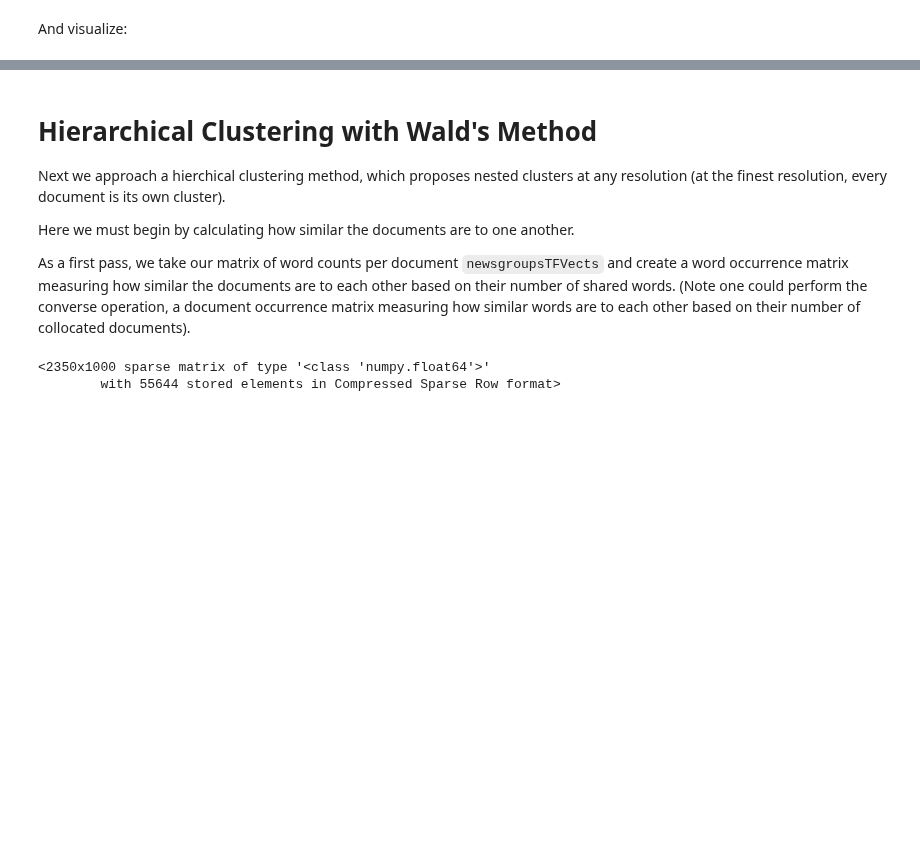
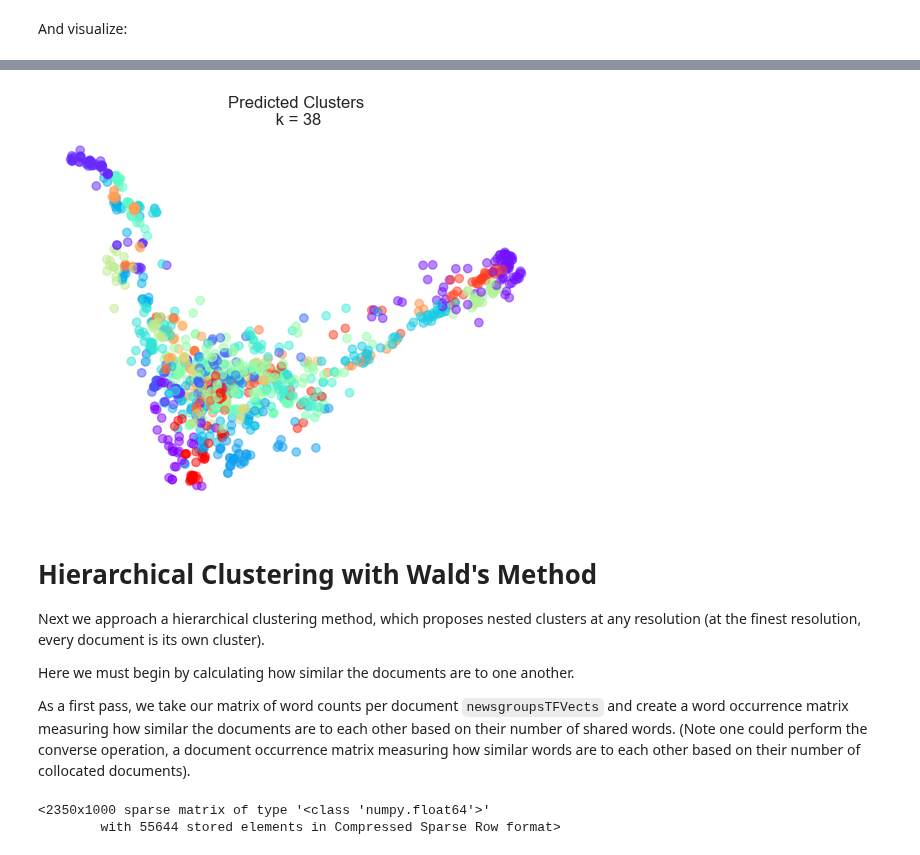
Before and after one commit to michplunkett/computational-content-analysis, a Jupyter notebook: 3_Topic_Modeling_and_Clustering.ipynb, the cells around one changed output, grey strips where cells are left out. Saved outputs shown, nothing was run; the diff lists cells and outputs as text; code cells hidden in the pictures; blank space fills up the shorter version.

```diff
--- a/3_Topic_Modeling_and_Clustering.ipynb
+++ b/3_Topic_Modeling_and_Clustering.ipynb
@@ -743,0 +935,21 @@ targetDF
+# %%
+# Plotting using PCA reduction.
+legislation_pca = sklearn.decomposition.PCA(n_components=optimal_clusters).fit(
+    al_tfidf_vectors.toarray()
+)
+legislation_pca_data = legislation_pca.transform(al_tfidf_vectors.toarray())
+
+colors = list(plt.cm.rainbow(np.linspace(0, 1, optimal_clusters)))
+colors_p = [colors[label] for label in optimal_legislation_km.labels_]
+fig = plt.figure(1)
+ax = fig.add_subplot(111)
+ax.set_frame_on(False)
+plt.scatter(
+    legislation_pca_data[:, 0], legislation_pca_data[:, 1], color=colors_p, alpha=0.5
+)
+plt.xticks(())
+plt.yticks(())
+plt.title(f"Predicted Clusters\n k = {optimal_clusters}")
+plt.show()
+# %% [output]
+[figure, added]
@@ -744,13 +963,17 @@ targetDF
 # %% [markdown]
 # Hierarchical Clustering with Wald's Method
 
-Next we approach a hierchical clustering method, which proposes nested clusters at any resolution (at the finest resolution, every document is its own cluster).
+Next we approach a hierarchical clustering method, which proposes nested clusters
+at any resolution (at the finest resolution, every document is its own cluster).
 
 Here we must begin by calculating how similar the documents are to one another.
 
 As a first pass, we take our matrix of word counts per document
 `newsgroupsTFVects` and create a word occurrence matrix measuring how similar
-the documents are to each other based on their number of shared words. (Note one could perform the converse operation, a document occurrence matrix measuring how similar  words are to each other based on their number of collocated documents).
+the documents are to each other based on their number of shared words. (Note
+one could perform the converse operation, a document occurrence matrix
+measuring how similar  words are to each other based on their number of
+collocated documents).
 # %%
 newsgroupsTFVects
 # %% [output]
```
Also changed, not shown: parts of 97 cells of this notebook.
